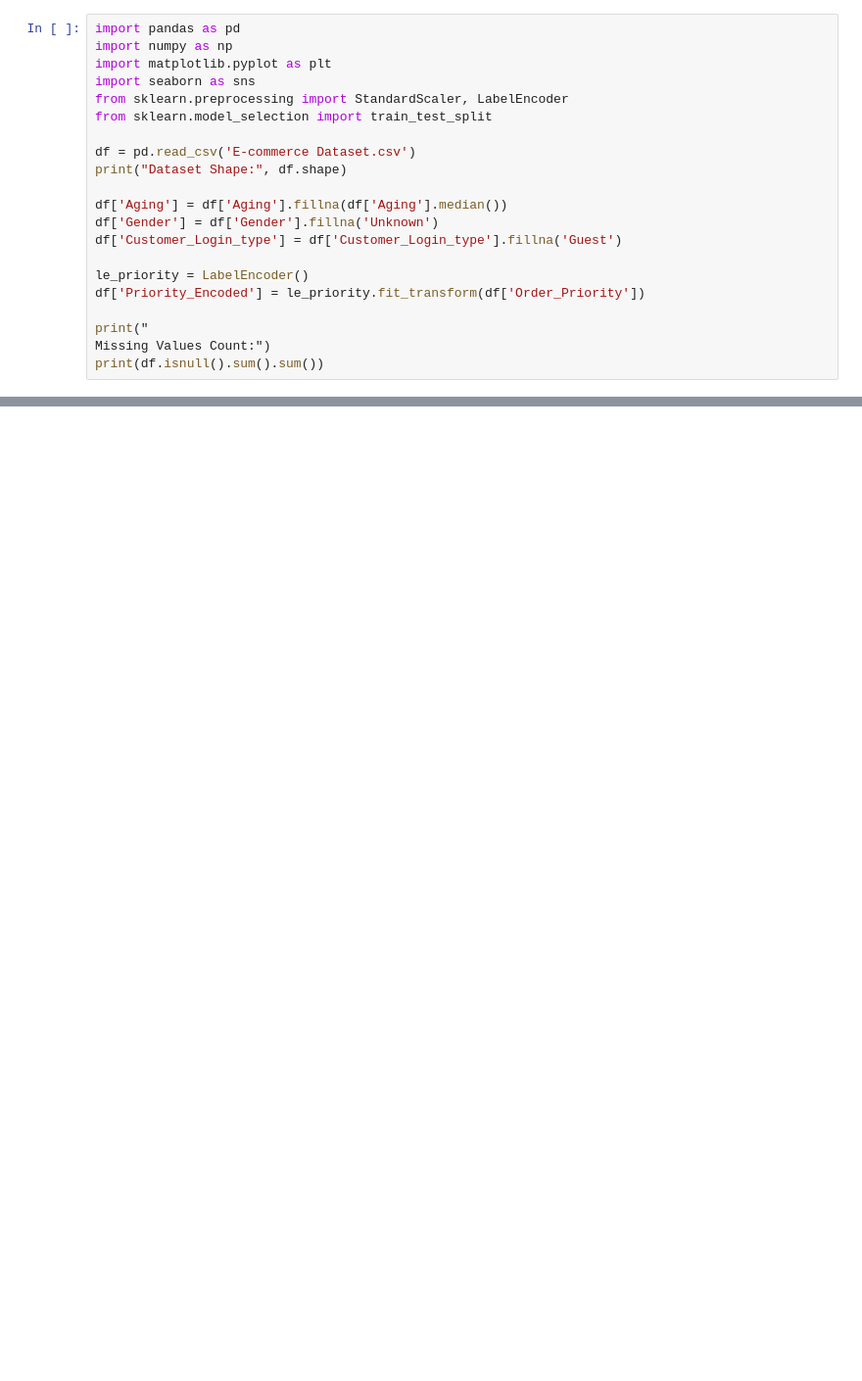
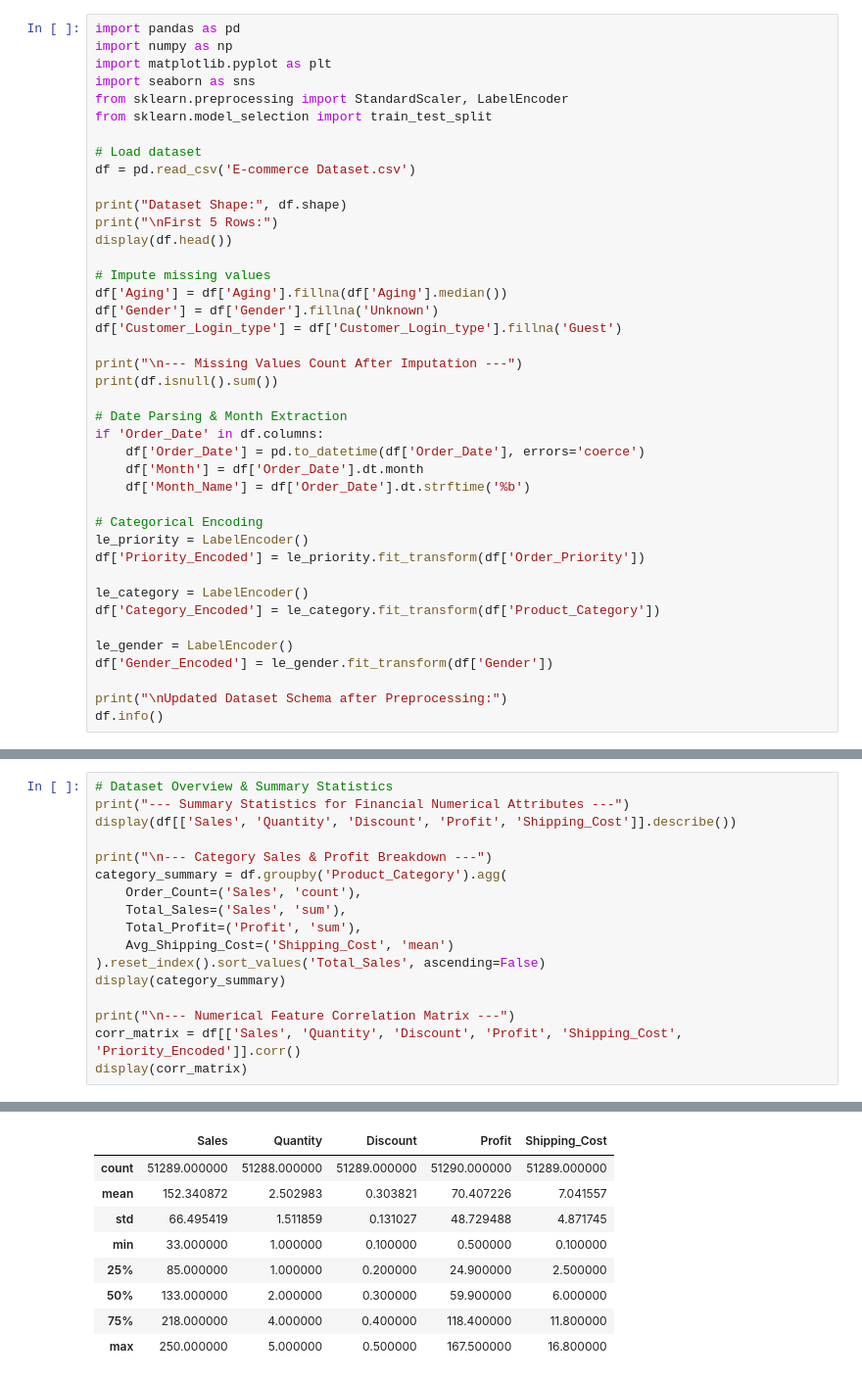
Before and after one commit to iazadur/data-mining, a Jupyter notebook: rakib/lab_report_ecommerce.ipynb, the cells around one changed output, grey strips where cells are left out. Shown at 98% size. Saved outputs shown, nothing was run; the diff lists cells and outputs as text; blank space fills up the shorter version.

```diff
--- a/rakib/lab_report_ecommerce.ipynb
+++ b/rakib/lab_report_ecommerce.ipynb
@@ -30,16 +71,36 @@ import seaborn as sns
 from sklearn.preprocessing import StandardScaler, LabelEncoder
 from sklearn.model_selection import train_test_split
 
+# Load dataset
 df = pd.read_csv('E-commerce Dataset.csv')
+
 print("Dataset Shape:", df.shape)
+print("\nFirst 5 Rows:")
+display(df.head())
 
+# Impute missing values
 df['Aging'] = df['Aging'].fillna(df['Aging'].median())
 df['Gender'] = df['Gender'].fillna('Unknown')
 df['Customer_Login_type'] = df['Customer_Login_type'].fillna('Guest')
 
+print("\n--- Missing Values Count After Imputation ---")
+print(df.isnull().sum())
+
+# Date Parsing & Month Extraction
+if 'Order_Date' in df.columns:
+    df['Order_Date'] = pd.to_datetime(df['Order_Date'], errors='coerce')
+    df['Month'] = df['Order_Date'].dt.month
+    df['Month_Name'] = df['Order_Date'].dt.strftime('%b')
+
+# Categorical Encoding
 le_priority = LabelEncoder()
 df['Priority_Encoded'] = le_priority.fit_transform(df['Order_Priority'])
 
-print("
-Missing Values Count:")
-print(df.isnull().sum().sum())
+le_category = LabelEncoder()
+df['Category_Encoded'] = le_category.fit_transform(df['Product_Category'])
+
+le_gender = LabelEncoder()
+df['Gender_Encoded'] = le_gender.fit_transform(df['Gender'])
+
+print("\nUpdated Dataset Schema after Preprocessing:")
+df.info()
@@ -82,0 +112,18 @@ print("Profit Prediction Linear Regression R2 Score:", r2_score(y_te_r, reg.pred
+# %%
+# Dataset Overview & Summary Statistics
+print("--- Summary Statistics for Financial Numerical Attributes ---")
+display(df[['Sales', 'Quantity', 'Discount', 'Profit', 'Shipping_Cost']].describe())
+
+print("\n--- Category Sales & Profit Breakdown ---")
+category_summary = df.groupby('Product_Category').agg(
+    Order_Count=('Sales', 'count'),
+    Total_Sales=('Sales', 'sum'),
+    Total_Profit=('Profit', 'sum'),
+    Avg_Shipping_Cost=('Shipping_Cost', 'mean')
+).reset_index().sort_values('Total_Sales', ascending=False)
+display(category_summary)
+
+print("\n--- Numerical Feature Correlation Matrix ---")
+corr_matrix = df[['Sales', 'Quantity', 'Discount', 'Profit', 'Shipping_Cost', 'Priority_Encoded']].corr()
+display(corr_matrix)
+# %% [output]
@@ -82,0 +131,9 @@ print("Profit Prediction Linear Regression R2 Score:", r2_score(y_te_r, reg.pred
+|  | Sales | Quantity | Discount | Profit | Shipping_Cost |
+| count | 51289.000000 | 51288.000000 | 51289.000000 | 51290.000000 | 51289.000000 |
+| mean | 152.340872 | 2.502983 | 0.303821 | 70.407226 | 7.041557 |
+| std | 66.495419 | 1.511859 | 0.131027 | 48.729488 | 4.871745 |
+| min | 33.000000 | 1.000000 | 0.100000 | 0.500000 | 0.100000 |
+| 25% | 85.000000 | 1.000000 | 0.200000 | 24.900000 | 2.500000 |
+| 50% | 133.000000 | 2.000000 | 0.300000 | 59.900000 | 6.000000 |
+| 75% | 218.000000 | 4.000000 | 0.400000 | 118.400000 | 11.800000 |
+| max | 250.000000 | 5.000000 | 0.500000 | 167.500000 | 16.800000 |
```
Also changed, not shown: parts of 18 cells of this notebook, 5 other files.
